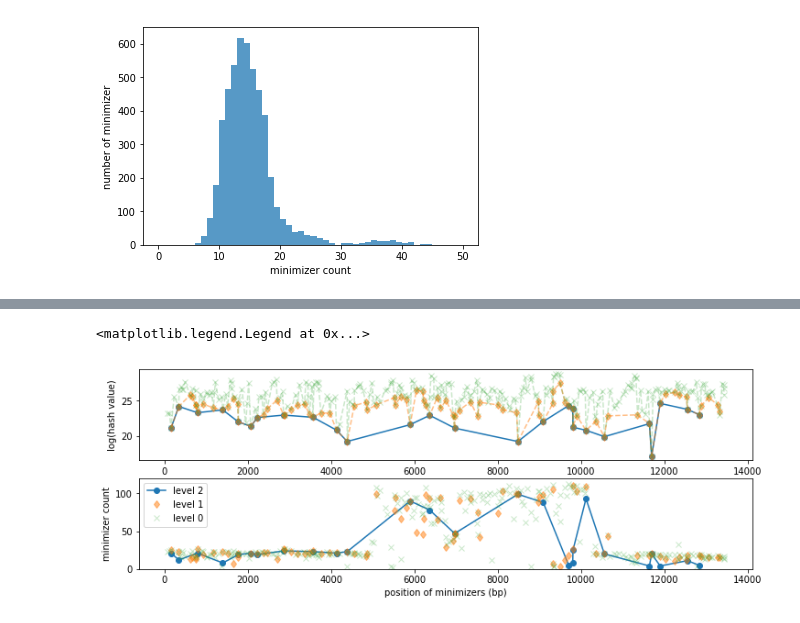
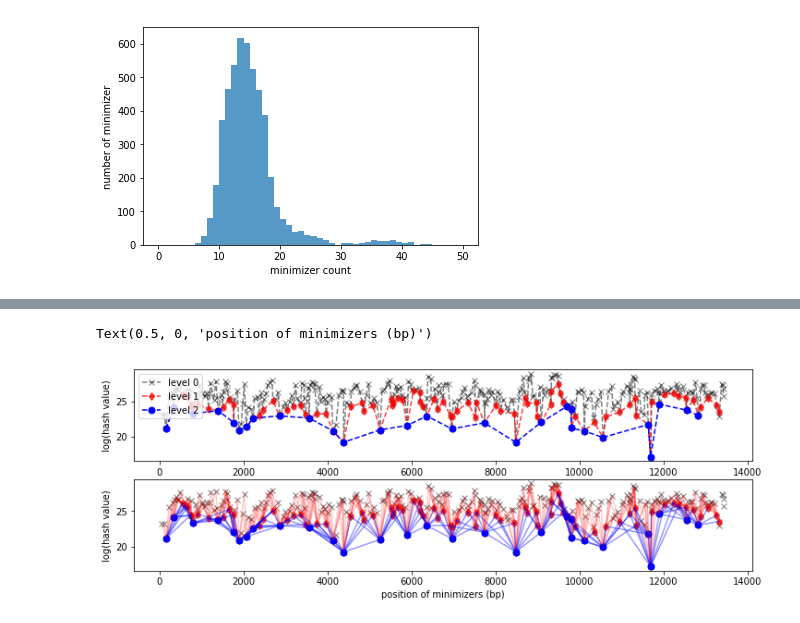
Before and after one commit to cschin/Peregrine, a Jupyter notebook: notebooks/shimmer_analysis-ecoli.ipynb, the cells around one changed output, grey strips where cells are left out. Saved outputs shown, nothing was run; the diff lists cells and outputs as text; code cells hidden in the pictures.

Commit message:
Add new plot to show how hierachical minimizer works

```diff
--- a/notebooks/shimmer_analysis-ecoli.ipynb
+++ b/notebooks/shimmer_analysis-ecoli.ipynb
@@ -65,7 +69,7 @@ mmer_index_L0 = get_mmer_index(py_mmer_L0)
 mmer_index_L1 = get_mmer_index(py_mmer_L1)
 mmer_index_L2 = get_mmer_index(py_mmer_L2)
 # %%
-rid = 3
+rid = 0
 s,e=mmer_index_L0[rid]
 print(f"the range of shimmers for the read {rid} is from {s} to {e}")
 # %% [output]
@@ -176,9 +179,9 @@ plt.ylabel("number of minimizer");
 [figure]
 # %%
 rid = 3621
-shimmers_L0, kset_L0 = get_shimmers_for_read(rid, mmer_index_L0, py_mmer_L0, mc_h=240)
-shimmers_L1, kset_L1 = get_shimmers_for_read(rid, mmer_index_L1, py_mmer_L1, mc_h=240)
-shimmers_L2, kset_L2 = get_shimmers_for_read(rid, mmer_index_L2, py_mmer_L2, mc_h=240)
+shimmers_L0, kset_L0 = get_shimmers_for_read(rid, mmer_index_L0, py_mmer_L0, mc_l=0, mc_h=240)
+shimmers_L1, kset_L1 = get_shimmers_for_read(rid, mmer_index_L1, py_mmer_L1, mc_l=0, mc_h=240)
+shimmers_L2, kset_L2 = get_shimmers_for_read(rid, mmer_index_L2, py_mmer_L2, mc_l=0, mc_h=240)
 pprint(len(shimmers_L0))
 pprint(len(shimmers_L1))
 pprint(len(shimmers_L2))
@@ -193,18 +196,63 @@ x2,c2 = list(zip(*[ (c[2], c[-1]) for c in shimmers_L2]))
 plt.figure( figsize=(12,4))
 plt.subplot(2,1,1)
 
-plt.plot(np.array(x2), np.log2(y2), "o-", alpha=1)
-plt.plot(np.array(x1), np.log2(y1), "d--", alpha=0.5)
-plt.plot(np.array(x0), np.log2(y0), "x--", alpha=0.25)
+plt.plot(np.array(x0), np.log2(y0), "kx--", alpha=0.5)
+plt.plot(np.array(x1), np.log2(y1), "rd--", alpha=0.75)
+plt.plot(np.array(x2), np.log2(y2), "bo--", alpha=1, markersize=7)
+plt.legend( ("level 0","level 1", "level 2"),loc=2 )
+plt.ylabel("log(hash value)")
+
+
+plt.subplot(2,1,2)
+plt.plot(np.array(x0), np.log2(y0), "kx", alpha=0.5)
+plt.plot(np.array(x1), np.log2(y1), "rd", alpha=0.75)
+plt.plot(np.array(x2), np.log2(y2), "bo", alpha=1, markersize=7)
+
+x1toy1 = dict(list(zip(x1,y1)))
+for i in range(len(x0)):
+    x = x0[i]
+    y = y0[i]
+    if x in x1toy1:
+        for j in range(i-1, i-6, -1):
+            if j < 0:
+                break
+            if y0[j] > y:
+                plt.plot((x0[j], x), (np.log2(y0[j]), np.log2(y)), "r-", alpha=0.2)
+            else:
+                break
+        for j in range(i+1, i+6, 1):
+            if j >= len(x0):
+                break
+            if y0[j] > y:
+                plt.plot((x0[j], x), (np.log2(y0[j]), np.log2(y)), "r-", alpha=0.2)
+            else:
+                break
+
+x2toy2 = dict(list(zip(x2,y2)))
+
+for i in range(len(x1)):
+    x = x1[i]
+    y = y1[i]
+    if x in x2toy2:
+        for j in range(i, i-6, -1):
+            if j < 0:
+                break
+            if y1[j] >= y:
+                plt.plot((x1[j], x), (np.log2(y1[j]), np.log2(y)), "b-", alpha=0.4)
+            else:
+                break
+        for j in range(i, i+6, 1):
+            if j >= len(x1):
+                break
+            if y1[j] >= y:
+                plt.plot((x1[j], x), (np.log2(y1[j]), np.log2(y)), "b-", alpha=0.4)
+            else:
+                break
+
+
 
 plt.ylabel("log(hash value)")
-
-plt.subplot(2,1,2)
-plt.plot(x2, c2, 'o-', alpha=1)
-plt.plot(x1, c1, 'd', alpha=0.5)
-plt.plot(x0, c0, 'x', alpha=0.25)
-plt.ylim(0,120)
-plt.ylabel("minimizer count")
 plt.xlabel("position of minimizers (bp)")
-plt.legend( ("level 2","level 1", "level 0"),loc=2 )
+#plt.ylim(-1,3)
+#plt.xlim(0,5000)
 # %% [output]
@@ -214,3 +262,3 @@ plt.legend( ("level 2","level 1", "level 0"),loc=2 )
-<matplotlib.legend.Legend at 0x...>
+Text(0.5, 0, 'position of minimizers (bp)')
-[figure, old version]
+[figure, new version]
 # %%
```
Also changed, not shown: parts of 10 cells of this notebook.
